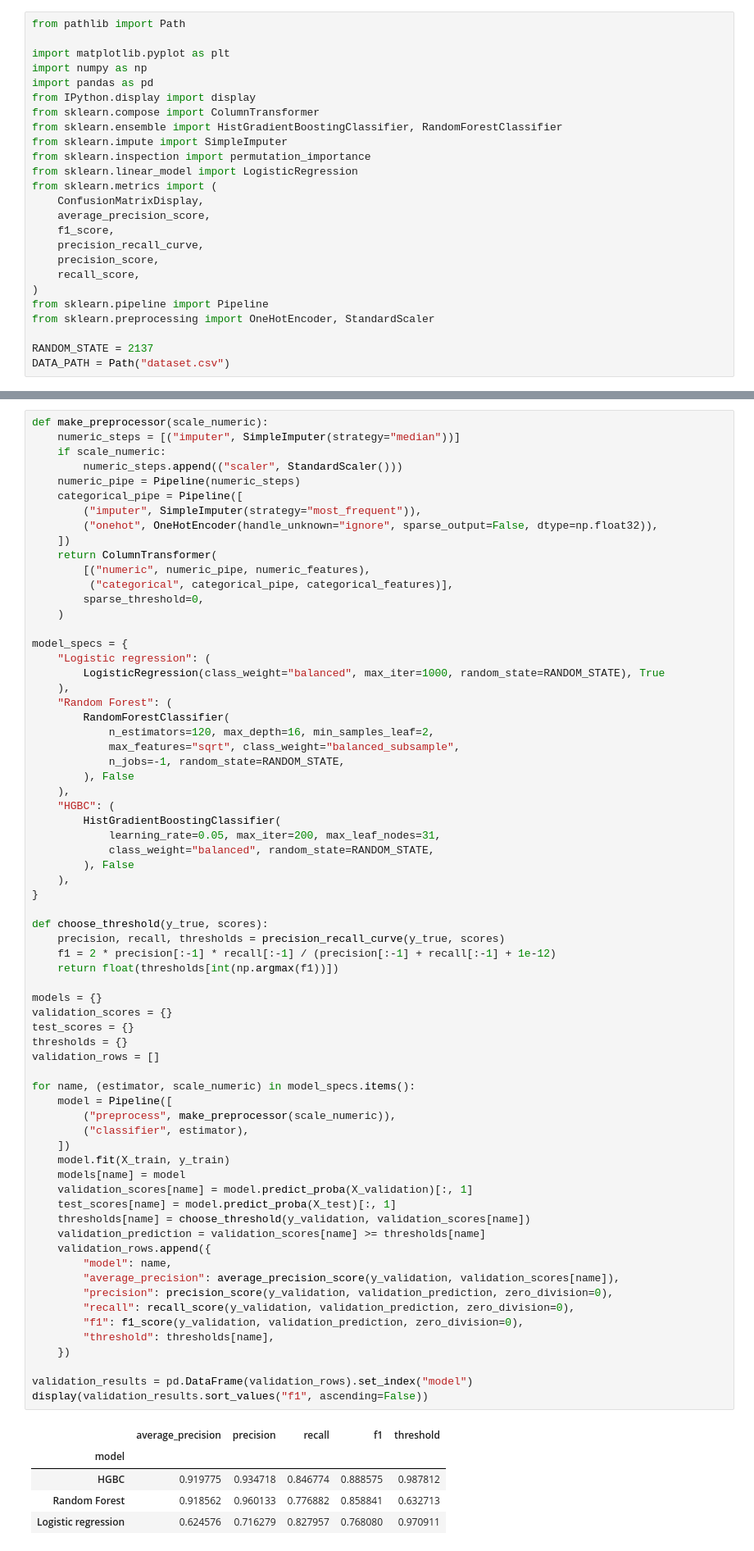
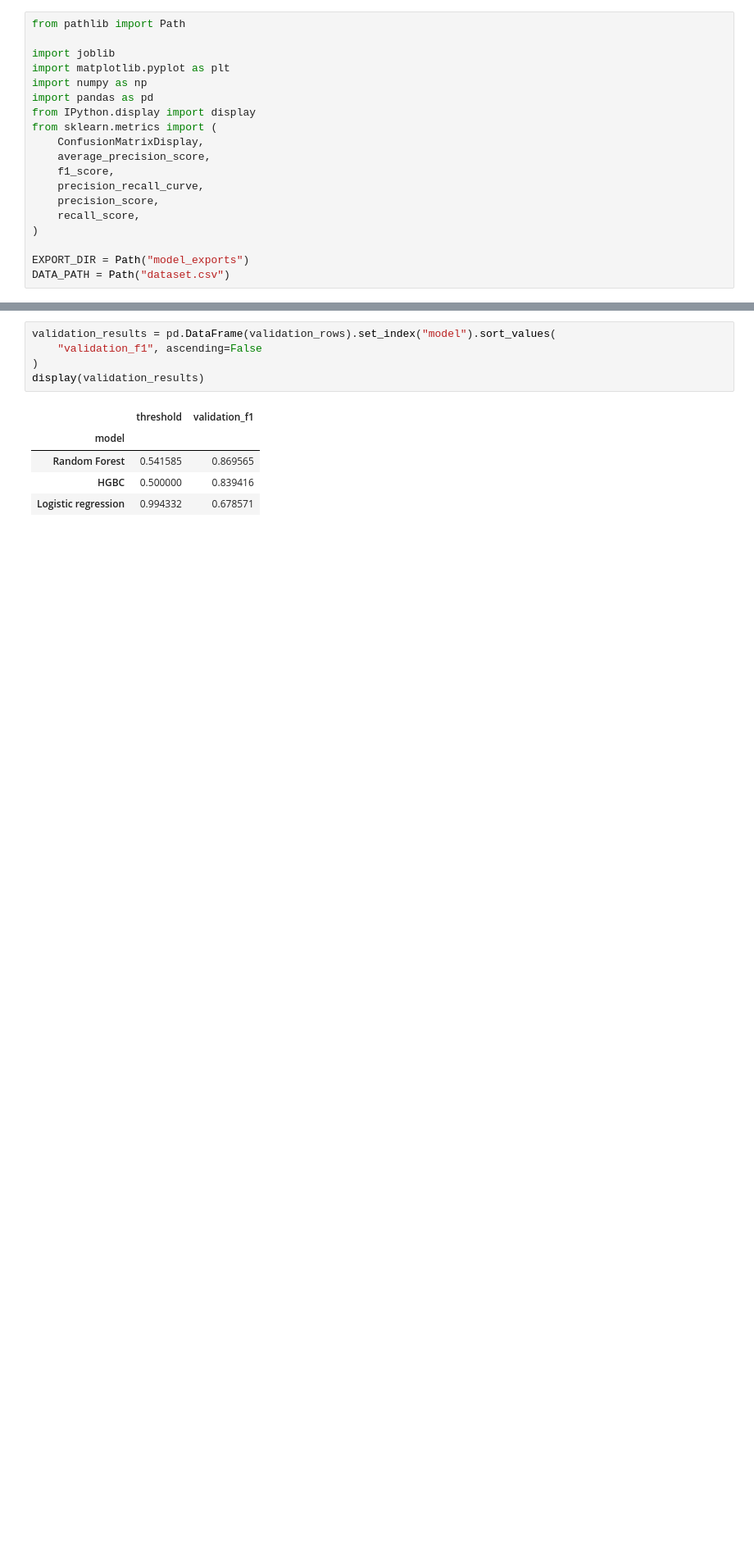
Before and after one commit to daansku/dsp-op, a Jupyter notebook: money laundering/model_comparison.ipynb, the cells around one changed output, grey strips where cells are left out. Shown at 82% size. Drawn from its saved outputs; the diff is of its cells as text; blank space fills up the shorter version.

```diff
--- a/money laundering/model_comparison.ipynb
+++ b/money laundering/model_comparison.ipynb
@@ -5,15 +5,11 @@ Compare logistic regression, Random Forest, and Histogram Gradient Boosting on t
 # %%
 from pathlib import Path
 
+import joblib
 import matplotlib.pyplot as plt
 import numpy as np
 import pandas as pd
 from IPython.display import display
-from sklearn.compose import ColumnTransformer
-from sklearn.ensemble import HistGradientBoostingClassifier, RandomForestClassifier
-from sklearn.impute import SimpleImputer
-from sklearn.inspection import permutation_importance
-from sklearn.linear_model import LogisticRegression
 from sklearn.metrics import (
     ConfusionMatrixDisplay,
     average_precision_score,
@@ -22,9 +18,7 @@ from sklearn.metrics import (
     precision_score,
     recall_score,
 )
-from sklearn.pipeline import Pipeline
-from sklearn.preprocessing import OneHotEncoder, StandardScaler
 
-RANDOM_STATE = 2137
+EXPORT_DIR = Path("model_exports")
 DATA_PATH = Path("dataset.csv")
 # %% [markdown]
@@ -118,77 +117,14 @@ display(split_summary)
 # %%
-def make_preprocessor(scale_numeric):
-    numeric_steps = [("imputer", SimpleImputer(strategy="median"))]
-    if scale_numeric:
-        numeric_steps.append(("scaler", StandardScaler()))
-    numeric_pipe = Pipeline(numeric_steps)
-    categorical_pipe = Pipeline([
-        ("imputer", SimpleImputer(strategy="most_frequent")),
-        ("onehot", OneHotEncoder(handle_unknown="ignore", sparse_output=False, dtype=np.float32)),
-    ])
-    return ColumnTransformer(
-        [("numeric", numeric_pipe, numeric_features),
-         ("categorical", categorical_pipe, categorical_features)],
-        sparse_threshold=0,
-    )
-
-model_specs = {
-    "Logistic regression": (
-        LogisticRegression(class_weight="balanced", max_iter=1000, random_state=RANDOM_STATE), True
-    ),
-    "Random Forest": (
-        RandomForestClassifier(
-            n_estimators=120, max_depth=16, min_samples_leaf=2,
-            max_features="sqrt", class_weight="balanced_subsample",
-            n_jobs=-1, random_state=RANDOM_STATE,
-        ), False
-    ),
-    "HGBC": (
-        HistGradientBoostingClassifier(
-            learning_rate=0.05, max_iter=200, max_leaf_nodes=31,
-            class_weight="balanced", random_state=RANDOM_STATE,
-        ), False
-    ),
-}
-
-def choose_threshold(y_true, scores):
-    precision, recall, thresholds = precision_recall_curve(y_true, scores)
-    f1 = 2 * precision[:-1] * recall[:-1] / (precision[:-1] + recall[:-1] + 1e-12)
-    return float(thresholds[int(np.argmax(f1))])
-
-models = {}
-validation_scores = {}
-test_scores = {}
-thresholds = {}
-validation_rows = []
-
-for name, (estimator, scale_numeric) in model_specs.items():
-    model = Pipeline([
-        ("preprocess", make_preprocessor(scale_numeric)),
-        ("classifier", estimator),
-    ])
-    model.fit(X_train, y_train)
-    models[name] = model
-    validation_scores[name] = model.predict_proba(X_validation)[:, 1]
-    test_scores[name] = model.predict_proba(X_test)[:, 1]
-    thresholds[name] = choose_threshold(y_validation, validation_scores[name])
-    validation_prediction = validation_scores[name] >= thresholds[name]
-    validation_rows.append({
-        "model": name,
-        "average_precision": average_precision_score(y_validation, validation_scores[name]),
-        "precision": precision_score(y_validation, validation_prediction, zero_division=0),
-        "recall": recall_score(y_validation, validation_prediction, zero_division=0),
-        "f1": f1_score(y_validation, validation_prediction, zero_division=0),
-        "threshold": thresholds[name],
-    })
-
-validation_results = pd.DataFrame(validation_rows).set_index("model")
-display(validation_results.sort_values("f1", ascending=False))
+validation_results = pd.DataFrame(validation_rows).set_index("model").sort_values(
+    "validation_f1", ascending=False
+)
+display(validation_results)
 # %% [output]
-|  | average_precision | precision | recall | f1 | threshold |
-| model |  |  |  |  |  |
-| HGBC | 0.919775 | 0.934718 | 0.846774 | 0.888575 | 0.987812 |
-| Random Forest | 0.918562 | 0.960133 | 0.776882 | 0.858841 | 0.632713 |
-| Logistic regression | 0.624576 | 0.716279 | 0.827957 | 0.768080 | 0.970911 |
+|  | threshold | validation_f1 |
+| model |  |  |
+| Random Forest | 0.541585 | 0.869565 |
+| HGBC | 0.500000 | 0.839416 |
+| Logistic regression | 0.994332 | 0.678571 |
 # %% [markdown]
 ## Precision–recall curves
 # %%
```
Also changed, not shown: parts of 12 cells of this notebook, 3 other files.
